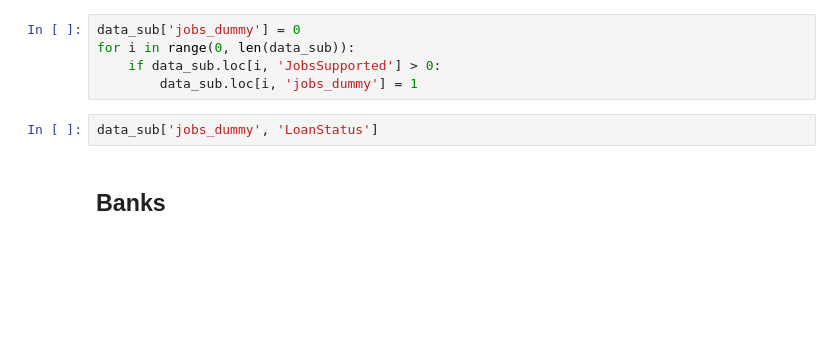
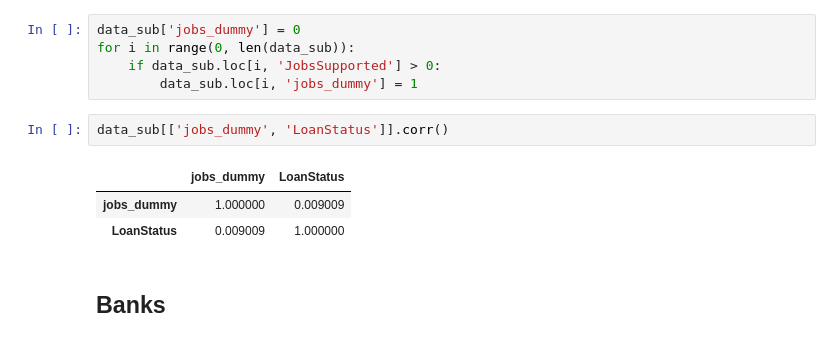
Before and after one commit to jhancuch/sba-loan-credit-analysis, a Jupyter notebook: eda/eda_sba_data.ipynb, the cells around one changed output. Saved outputs shown, nothing was run; the diff lists cells and outputs as text; blank space fills up the shorter version.

```diff
--- a/eda/eda_sba_data.ipynb
+++ b/eda/eda_sba_data.ipynb
@@ -514,7 +514,11 @@ for i in range(0, len(data_sub)):
     if data_sub.loc[i, 'JobsSupported'] > 0:
         data_sub.loc[i, 'jobs_dummy'] = 1
 # %%
-data_sub['jobs_dummy', 'LoanStatus']
+data_sub[['jobs_dummy', 'LoanStatus']].corr()
+# %% [output]
+|  | jobs_dummy | LoanStatus |
+| jobs_dummy | 1.000000 | 0.009009 |
+| LoanStatus | 0.009009 | 1.000000 |
 # %% [markdown]
 ## Banks
 # %%
```
Also changed, not shown: parts of 1 cell of this notebook.
